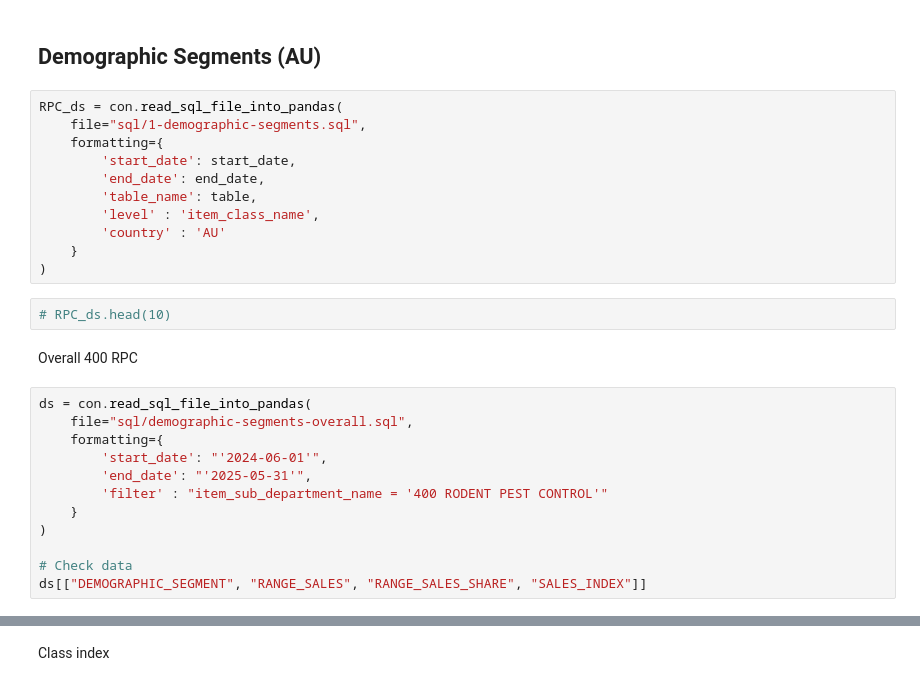
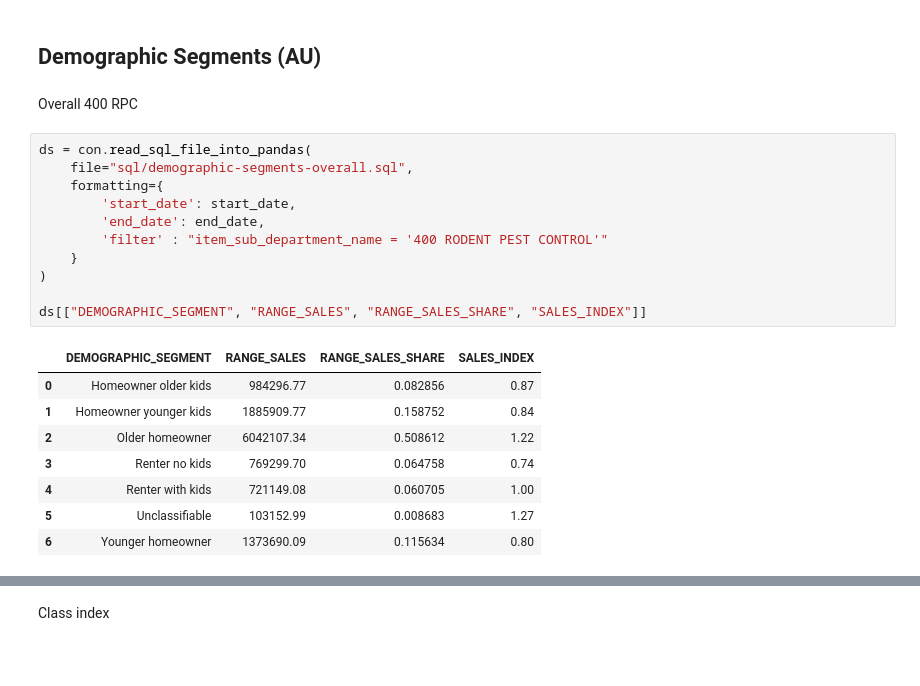
Before and after one commit to Meiji-Tran/Merch-Insights, a Jupyter notebook: NZ RR/400 RODENT PEST CONTROL/General insights/profiling.ipynb, the cells around one changed output, grey strips where cells are left out. Saved outputs shown, nothing was run; the diff lists cells and outputs as text; blank space fills up the shorter version.

```diff
--- a/NZ RR/400 RODENT PEST CONTROL/General insights/profiling.ipynb
+++ b/NZ RR/400 RODENT PEST CONTROL/General insights/profiling.ipynb
@@ -35,29 +35,24 @@ snowflake_tools - 2025-07-07 09:53:08.948328+10:00 - Saved token with '2025-07-0
 # %% [markdown]
 ## Demographic Segments (AU)
-# %%
-RPC_ds = con.read_sql_file_into_pandas(
-    file="sql/1-demographic-segments.sql",
-    formatting={
-        'start_date': start_date,
-        'end_date': end_date,
-        'table_name': table,
-        'level' : 'item_class_name',
-        'country' : 'AU'
-    }
-)
-# %%
-# RPC_ds.head(10)
 # %% [markdown]
 Overall 400 RPC
 # %%
 ds = con.read_sql_file_into_pandas(
     file="sql/demographic-segments-overall.sql",
     formatting={
-        'start_date': "'2024-06-01'",
-        'end_date': "'2025-05-31'",
+        'start_date': start_date,
+        'end_date': end_date,
         'filter' : "item_sub_department_name = '400 RODENT PEST CONTROL'"
     }
 )
 
-# Check data
 ds[["DEMOGRAPHIC_SEGMENT", "RANGE_SALES", "RANGE_SALES_SHARE", "SALES_INDEX"]]
+# %% [output]
+|  | DEMOGRAPHIC_SEGMENT | RANGE_SALES | RANGE_SALES_SHARE | SALES_INDEX |
+| 0 | Homeowner older kids | 984296.77 | 0.082856 | 0.87 |
+| 1 | Homeowner younger kids | 1885909.77 | 0.158752 | 0.84 |
+| 2 | Older homeowner | 6042107.34 | 0.508612 | 1.22 |
+| 3 | Renter no kids | 769299.70 | 0.064758 | 0.74 |
+| 4 | Renter with kids | 721149.08 | 0.060705 | 1.00 |
+| 5 | Unclassifiable | 103152.99 | 0.008683 | 1.27 |
+| 6 | Younger homeowner | 1373690.09 | 0.115634 | 0.80 |
```
Also changed, not shown: parts of 10 cells of this notebook, 3 other files.
